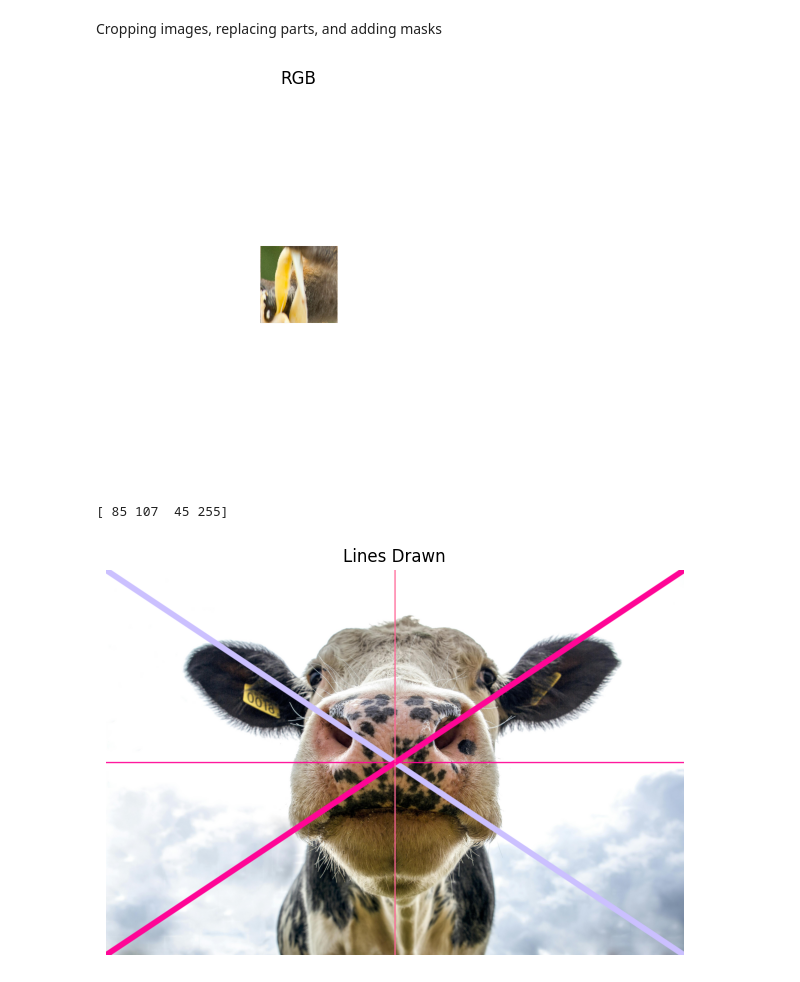
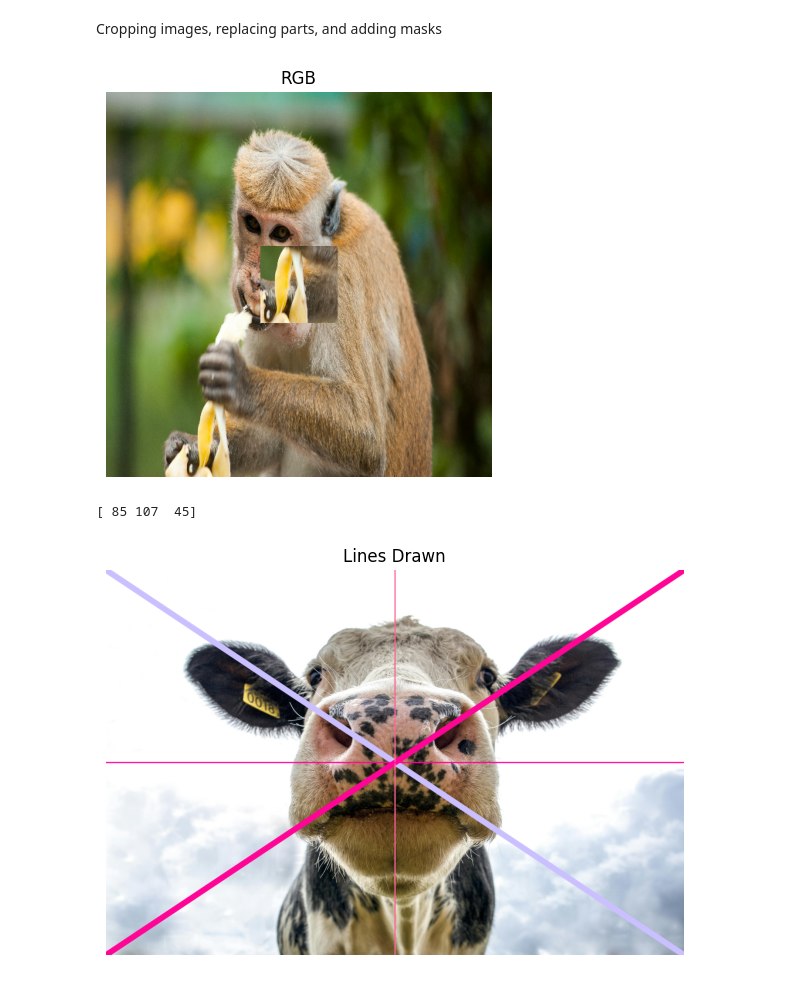
Before and after one commit to gautamvira/computer-vision-opencv, a Jupyter notebook: opencv_functions.ipynb, the cells around one changed output. Drawn from its saved outputs; the diff is of its cells as text; code cells hidden in the pictures.

```diff
--- a/opencv_functions.ipynb
+++ b/opencv_functions.ipynb
@@ -82,20 +82,20 @@ Cropping images, replacing parts, and adding masks
 # %%
 banana = image1[400:500, 100:200]
 image1[200:300, 200:300] = banana
-image1 = cv2.cvtColor(image1, cv2.COLOR_RGB2RGBA)
-image1[:,:,3] = 0
-image1[200:300, 200:300, 3] = 255
+#image1 = cv2.cvtColor(image1, cv2.COLOR_RGB2RGBA)
+#image1[:,:,3] = 0
+#image1[200:300, 200:300, 3] = 255
 fig, ax = plt.subplots(figsize=(10,5))
 ax.imshow(image1)
 ax.set_title('RGB')
 ax.axis('off')
 plt.show()
 # %% [output]
-[figure, old version]
+[figure, new version]
 # %%
 print(image1[200,200])
 # %% [output]
-[ 85 107  45 255]
+[ 85 107  45]
 # %%
 image = cv2.cvtColor(cv2.imread('assets/cow.jpg'), cv2.COLOR_BGR2RGB)
 img = cv2.line(image, (0,0), (len(image[0]), len(image)), (203,192,255), 50)
```
Also changed, not shown: parts of 6 cells of this notebook, 1 other file.
